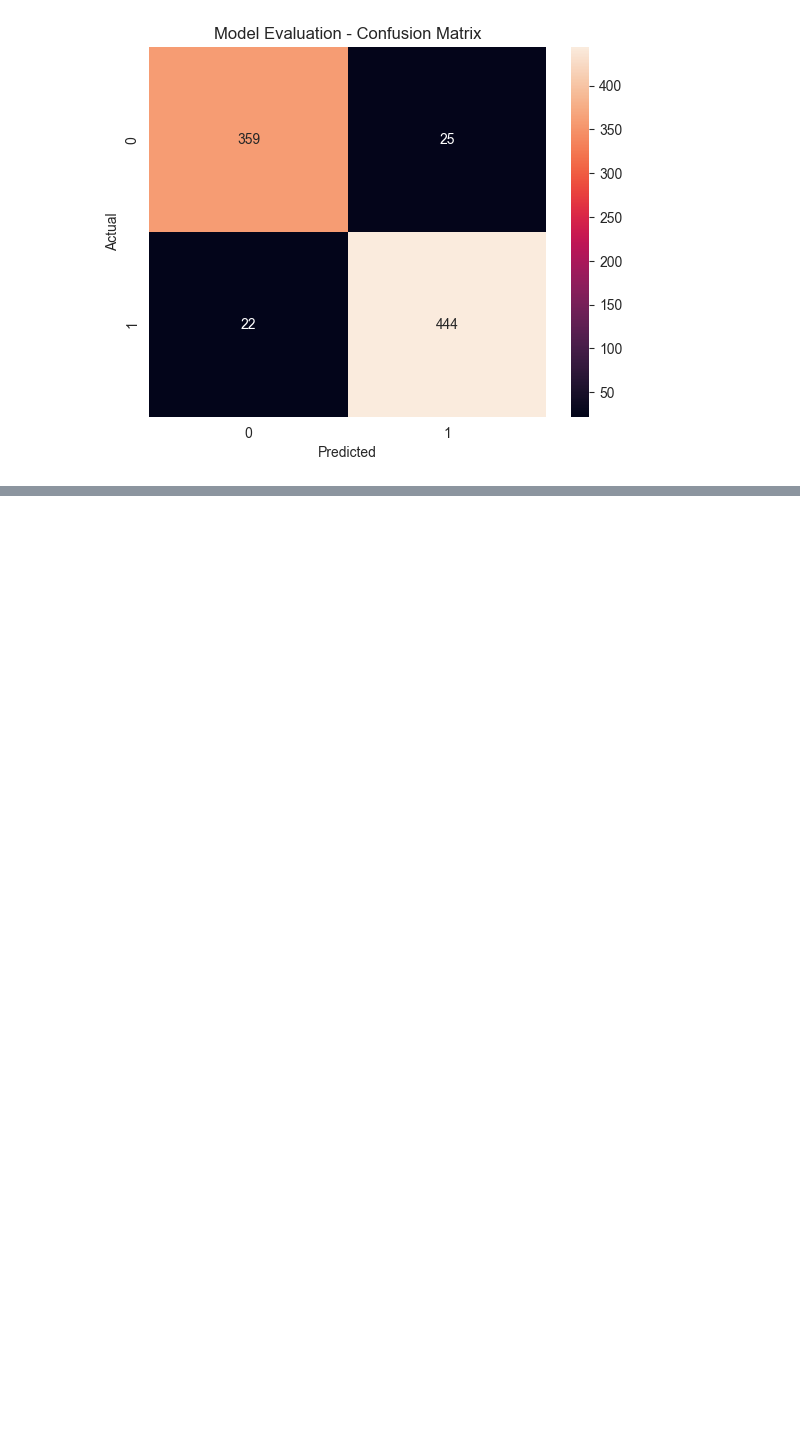
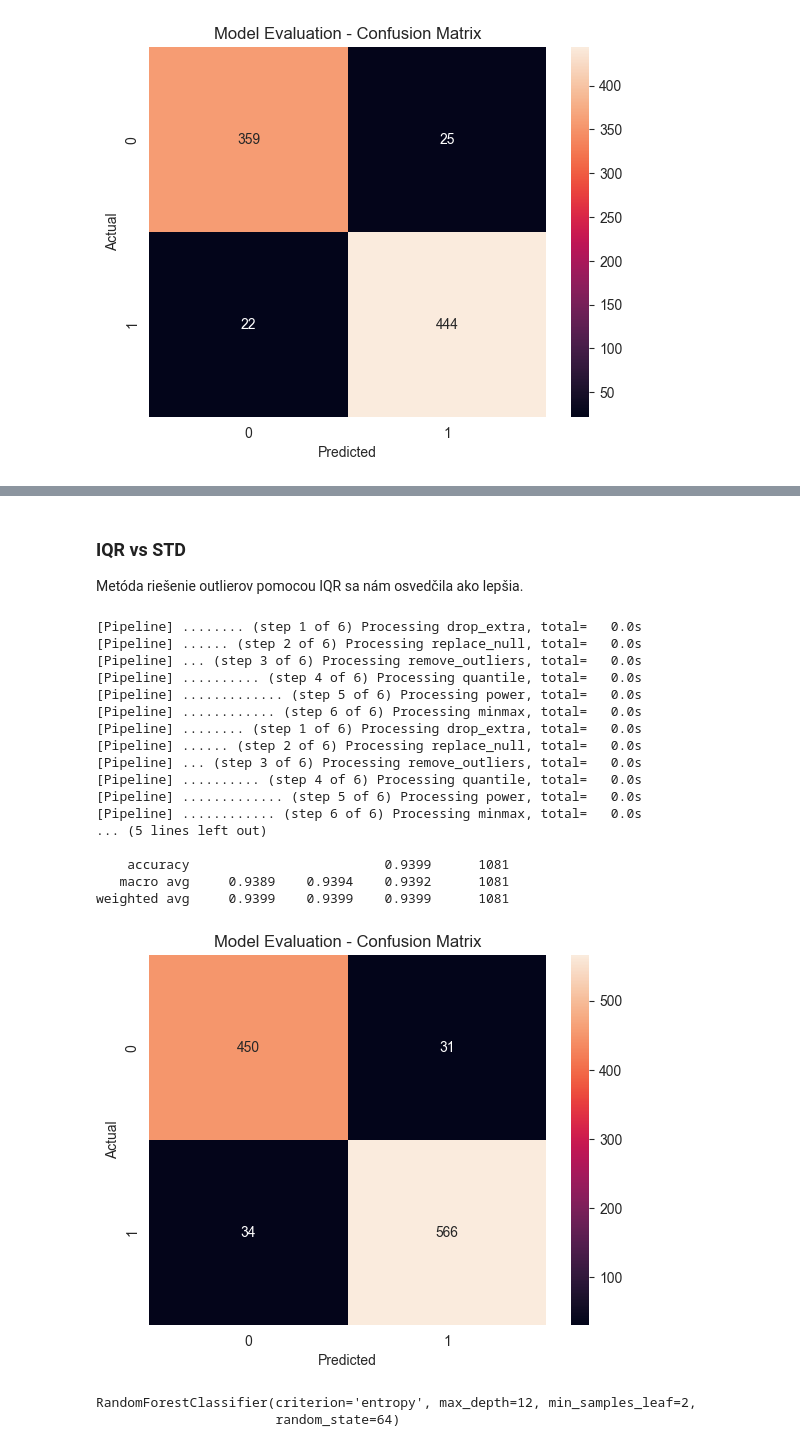
Before and after one commit to xslizik/iau-eshop, a Jupyter notebook: ML.ipynb, the cells around one changed output, grey strips where cells are left out. Saved outputs shown, nothing was run; the diff lists cells and outputs as text; code cells hidden in the pictures; blank space fills up the shorter version.

```diff
--- a/ML.ipynb
+++ b/ML.ipynb
@@ -283,0 +554,26 @@ weighted avg     0.9447    0.9447    0.9447       850
+# %% [markdown]
+### IQR vs STD
+Metóda riešenie outlierov pomocou IQR sa nám osvedčila ako lepšia.
+# %%
+replicate_preprocessing(method_iqr = False)
+# %% [output]
+[Pipeline] ........ (step 1 of 6) Processing drop_extra, total=   0.0s
+[Pipeline] ...... (step 2 of 6) Processing replace_null, total=   0.0s
+[Pipeline] ... (step 3 of 6) Processing remove_outliers, total=   0.0s
+[Pipeline] .......... (step 4 of 6) Processing quantile, total=   0.0s
+[Pipeline] ............. (step 5 of 6) Processing power, total=   0.0s
+[Pipeline] ............ (step 6 of 6) Processing minmax, total=   0.0s
+[Pipeline] ........ (step 1 of 6) Processing drop_extra, total=   0.0s
+[Pipeline] ...... (step 2 of 6) Processing replace_null, total=   0.0s
+[Pipeline] ... (step 3 of 6) Processing remove_outliers, total=   0.0s
+[Pipeline] .......... (step 4 of 6) Processing quantile, total=   0.0s
+[Pipeline] ............. (step 5 of 6) Processing power, total=   0.0s
+[Pipeline] ............ (step 6 of 6) Processing minmax, total=   0.0s
+... (5 lines left out)
+
+    accuracy                         0.9399      1081
+   macro avg     0.9389    0.9394    0.9392      1081
+weighted avg     0.9399    0.9399    0.9399      1081
+[figure, added]
+RandomForestClassifier(criterion='entropy', max_depth=12, min_samples_leaf=2,
+                       random_state=64)
```
Also changed, not shown: parts of 19 cells of this notebook, 3 other files.
